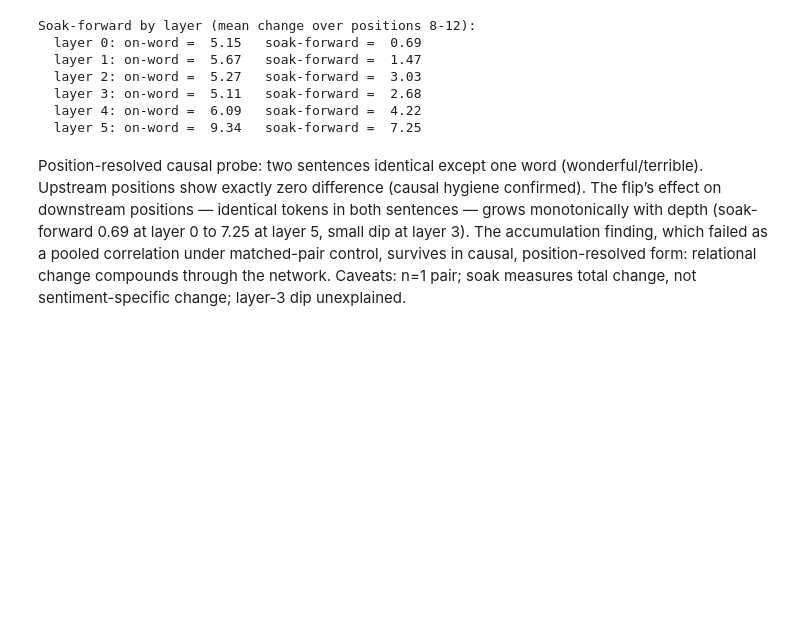
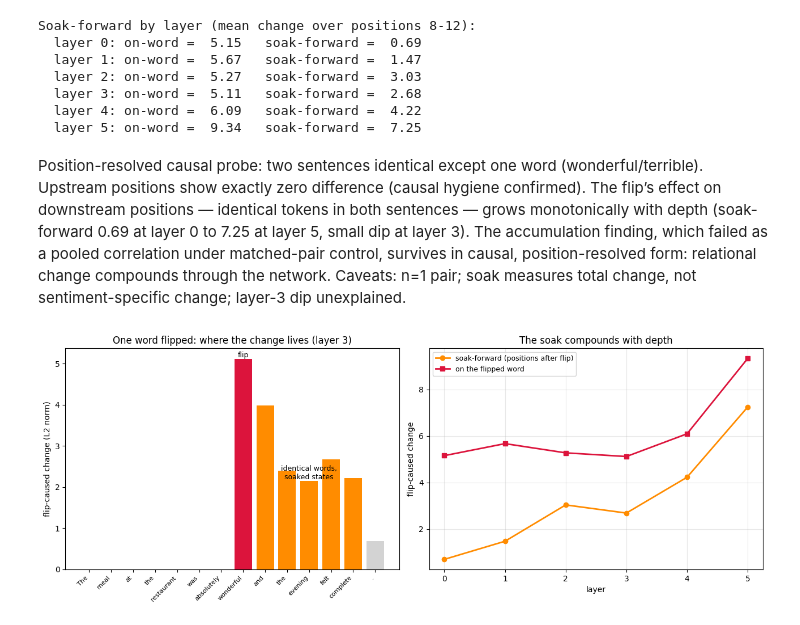
Before and after one commit to firstsignal/activation-geometry-sentiment, a Jupyter notebook: activation_space_demo.ipynb, the cells around one changed output. Saved outputs shown, nothing was run; the diff lists cells and outputs as text; code cells hidden in the pictures; blank space fills up the shorter version.

```diff
--- a/activation_space_demo.ipynb
+++ b/activation_space_demo.ipynb
@@ -619,3 +619,49 @@ Soak-forward by layer (mean change over positions 8-12):
   layer 5: on-word =  9.34   soak-forward =  7.25
 # %% [markdown]
 Position-resolved causal probe: two sentences identical except one word (wonderful/terrible). Upstream positions show exactly zero difference (causal hygiene confirmed). The flip’s effect on downstream positions — identical tokens in both sentences — grows monotonically with depth (soak-forward 0.69 at layer 0 to 7.25 at layer 5, small dip at layer 3). The accumulation finding, which failed as a pooled correlation under matched-pair control, survives in causal, position-resolved form: relational change compounds through the network. Caveats: n=1 pair; soak measures total change, not sentiment-specific change; layer-3 dip unexplained.
+# %%
+import numpy as np
+import matplotlib.pyplot as plt
+
+# --- recompute both results for the figure ---
+_, cp = model.run_with_cache(tp); _, cn = model.run_with_cache(tn)
+toks = model.to_str_tokens(pair_pos)
+n = len(toks)
+
+# panel 1 data: per-position soak at layer 3
+diff3 = (cp["resid_post", 3][0] - cn["resid_post", 3][0]).norm(dim=-1).detach().numpy()
+
+# panel 2 data: soak-forward and on-word by layer
+layers = list(range(6))
+soak_fwd, on_word = [], []
+for L in layers:
+    dL = (cp["resid_post", L][0] - cn["resid_post", L][0]).norm(dim=-1)
+    soak_fwd.append(dL[8:13].mean().item())
+    on_word.append(dL[7].item())
+
+fig, ax = plt.subplots(1, 2, figsize=(13, 5))
+
+# ---- Panel 1: where the flip lives (layer 3) ----
+colors = ["lightgray"] * n
+colors[7] = "crimson"                      # the flipped word
+for i in range(8, 13): colors[i] = "darkorange"   # the soak zone
+ax[0].bar(range(n), diff3, color=colors)
+ax[0].set_xticks(range(n))
+ax[0].set_xticklabels([t.strip() for t in toks], rotation=45, ha="right", fontsize=8)
+ax[0].set_ylabel("flip-caused change (L2 norm)")
+ax[0].set_title("One word flipped: where the change lives (layer 3)")
+ax[0].annotate("flip", (7, diff3[7]), ha="center", va="bottom", fontsize=9)
+ax[0].annotate("identical words,\nsoaked states", (10, diff3[10]),
+               ha="center", va="bottom", fontsize=9)
+
+# ---- Panel 2: the soak compounds with depth ----
+ax[1].plot(layers, soak_fwd, marker="o", lw=2, color="darkorange", label="soak-forward (positions after flip)")
+ax[1].plot(layers, on_word, marker="s", lw=2, color="crimson", label="on the flipped word")
+ax[1].set_xlabel("layer"); ax[1].set_ylabel("flip-caused change")
+ax[1].set_title("The soak compounds with depth")
+ax[1].legend(fontsize=9)
+ax[1].grid(alpha=0.3)
+
+plt.tight_layout(); plt.show()
+# %% [output]
+[figure, added]
```
